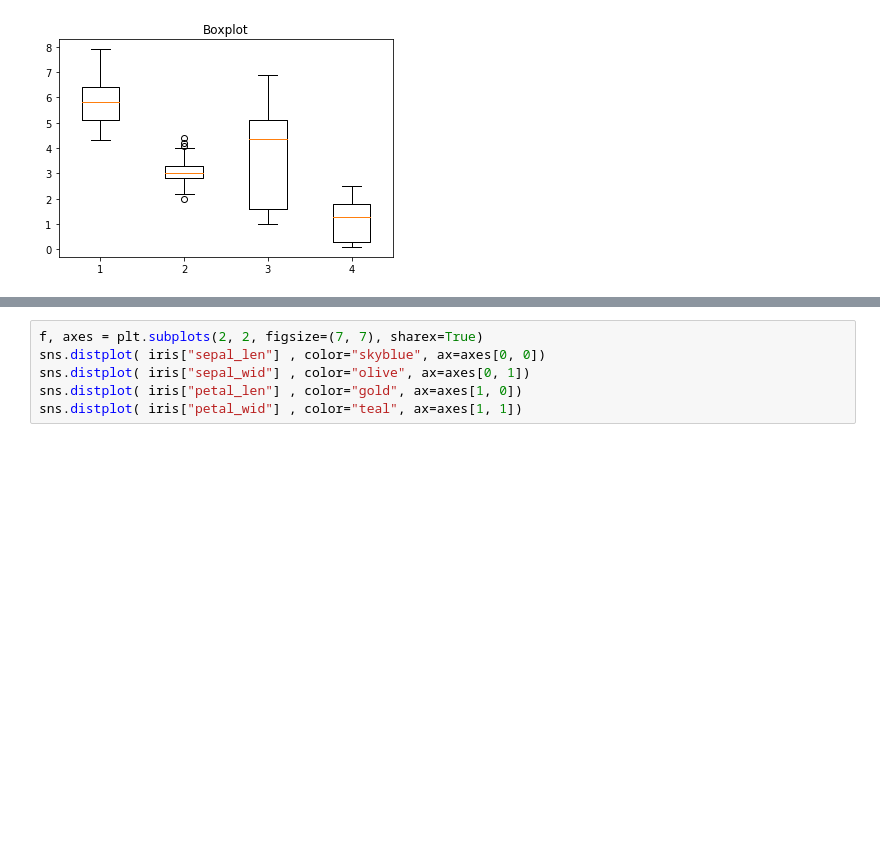
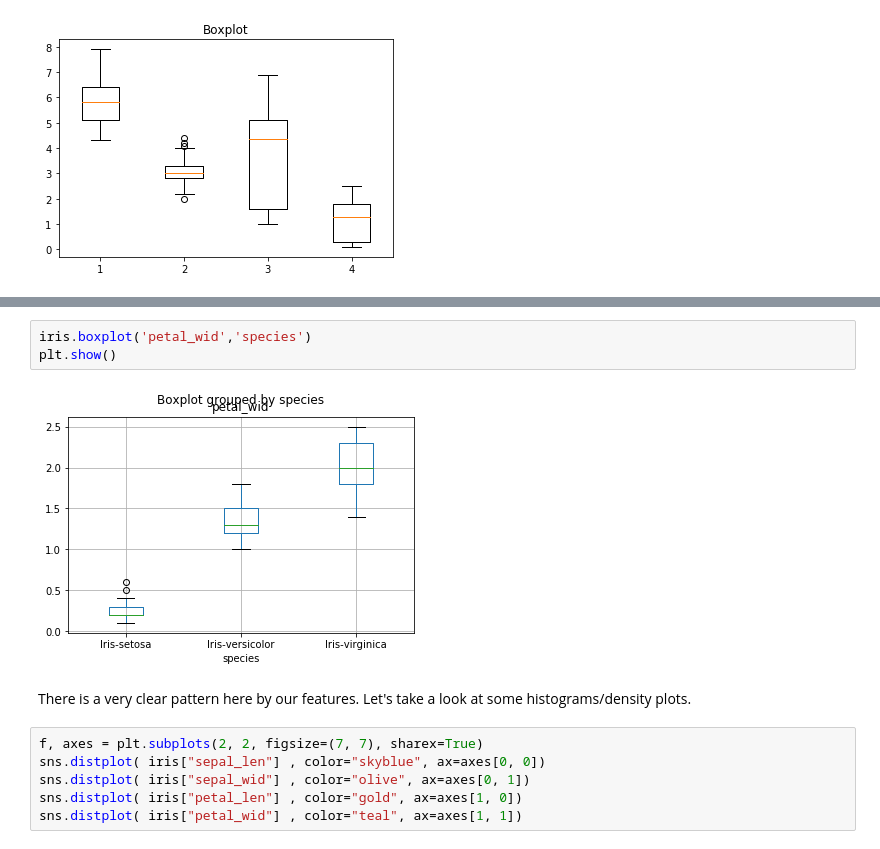
Before and after one commit to Atrus619/CSDGAN, a Jupyter notebook: code/Iris Data Wrangling & Exploration.ipynb, the cells around one changed output, grey strips where cells are left out. Drawn from its saved outputs; the diff is of its cells as text; blank space fills up the shorter version.

```diff
--- a/code/Iris Data Wrangling & Exploration.ipynb
+++ b/code/Iris Data Wrangling & Exploration.ipynb
@@ -61,3 +77,10 @@ Data distributions look okay via the box plot. Let's take a look at a few histog
+# %%
+iris.boxplot('petal_wid','species')
+plt.show()
+# %% [output]
+[figure, added]
+# %% [markdown]
+There is a very clear pattern here by our features. Let's take a look at some histograms/density plots.
 # %%
 f, axes = plt.subplots(2, 2, figsize=(7, 7), sharex=True)
 sns.distplot( iris["sepal_len"] , color="skyblue", ax=axes[0, 0])
```
Also changed, not shown: parts of 12 cells of this notebook, 7 other files.
